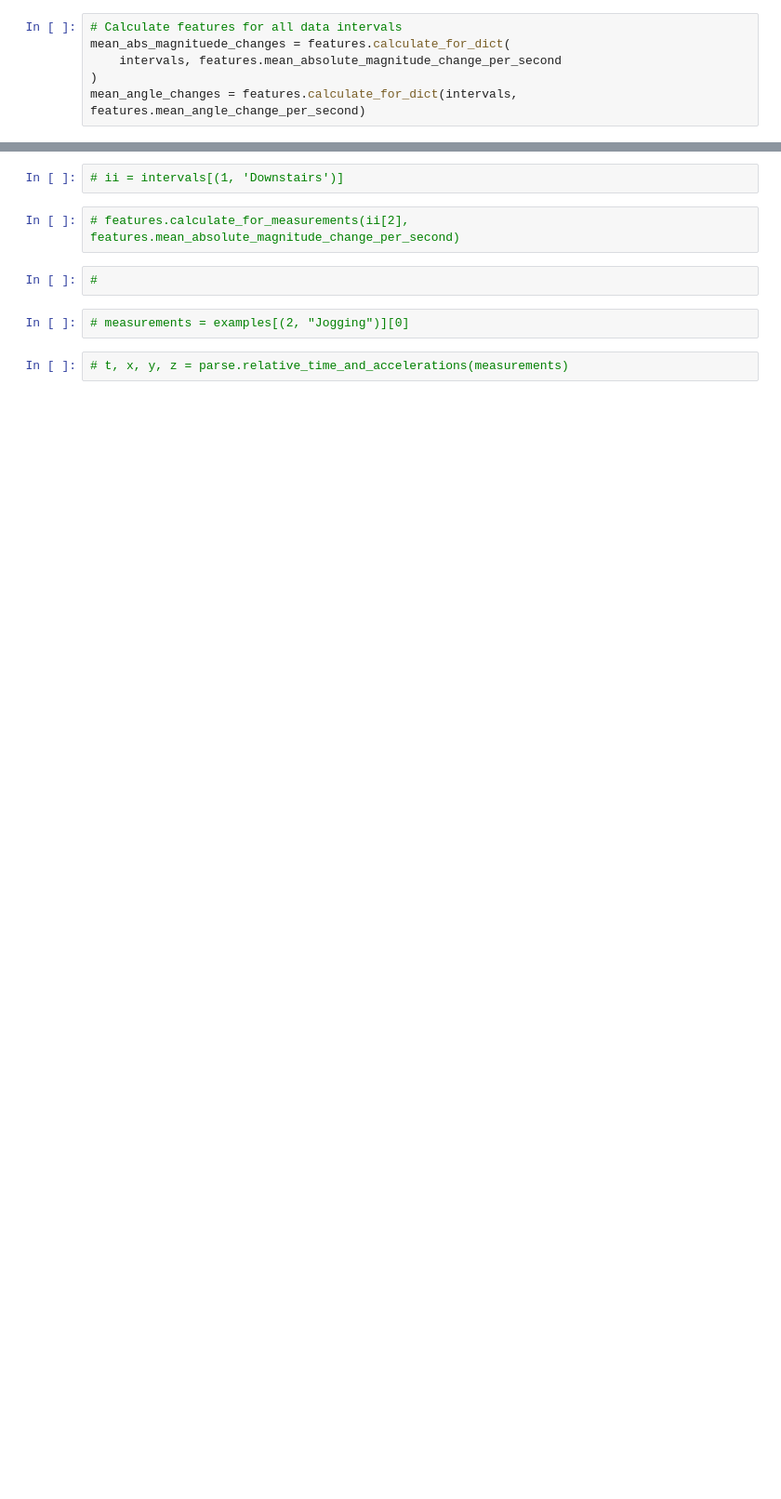
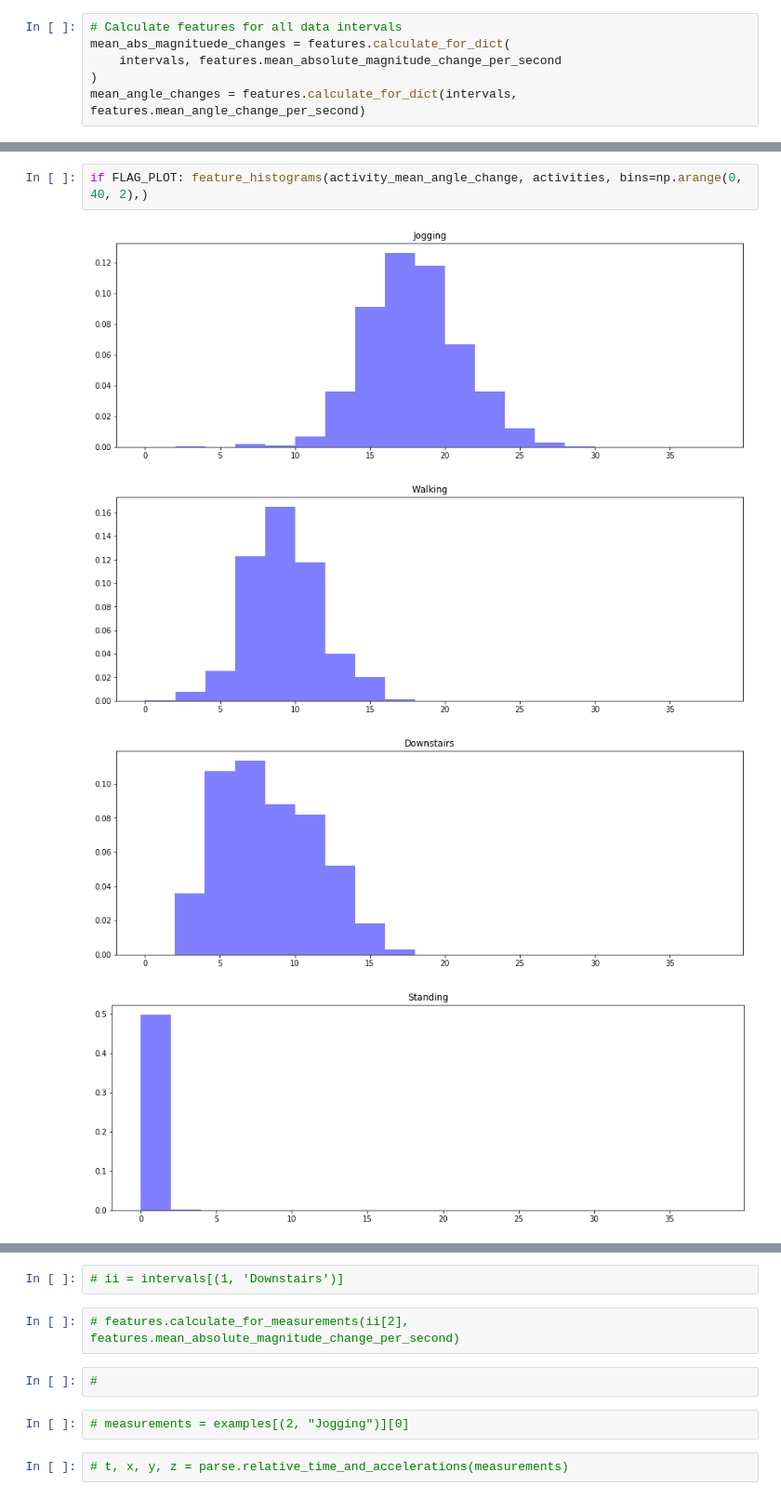
Before and after one commit to olenive/accelerometer, a Jupyter notebook: initial_exploration.ipynb, the cells around one changed output, grey strips where cells are left out. Shown: that part at 93% size. Drawn from its saved outputs; the diff is of its cells as text; blank space fills up the shorter version.

```diff
--- a/initial_exploration.ipynb
+++ b/initial_exploration.ipynb
@@ -103,0 +138,7 @@ walking_magnitudes = parse.collect_results_for_activity(mean_abs_magnituede_chan
+# %%
+if FLAG_PLOT: feature_histograms(activity_mean_angle_change, activities, bins=np.arange(0, 40, 2),)
+# %% [output]
+[figure, added]
+[figure, added]
+[figure, added]
+[figure, added]
```
Also changed, not shown: parts of 12 cells of this notebook.
